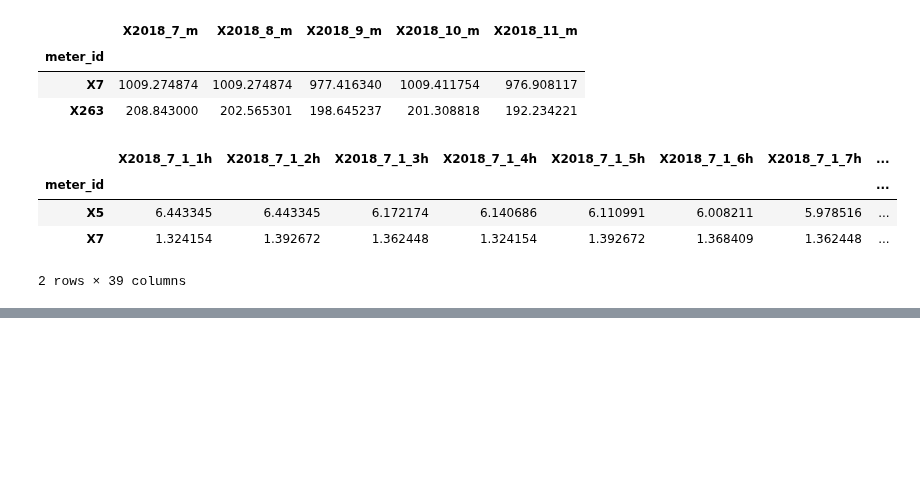
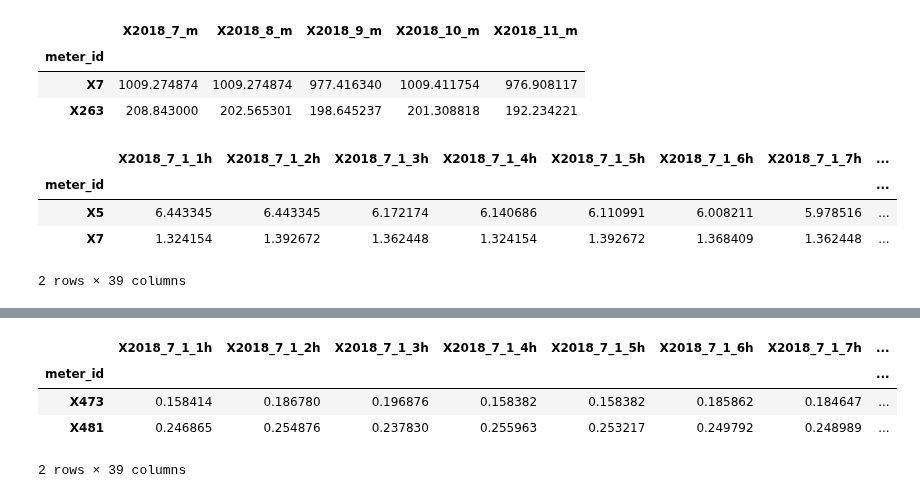
Before and after one commit to yagippi27/DACON_CONTEST_2019, a Jupyter notebook: SOOMIN/04_2. Merging.ipynb, the cells around one changed output, grey strips where cells are left out. Saved outputs shown, nothing was run; the diff lists cells and outputs as text; code cells hidden in the pictures; blank space fills up the shorter version.

```diff
--- a/SOOMIN/04_2. Merging.ipynb
+++ b/SOOMIN/04_2. Merging.ipynb
@@ -291,0 +308,17 @@ ori3.to_csv("result/06_6. 150dailymonthlychanged.csv")
+# %%
+ori4 = ori3.copy()
+for i in ori4.index:
+    if i in daily200.index:
+        for k in range(10):
+            ori4.loc[i][k+24] = daily200.loc[i][k]
+        for j in range(5):
+            ori4.loc[i][34+j] = monthly200.loc[i][j]
+    else:
+        continue
+ori4.tail(2)
+# %% [output]
+|  | X2018_7_1_1h | X2018_7_1_2h | X2018_7_1_3h | X2018_7_1_4h | X2018_7_1_5h | X2018_7_1_6h | X2018_7_1_7h | ... |
+| meter_id |  |  |  |  |  |  |  | ... |
+| X473 | 0.158414 | 0.186780 | 0.196876 | 0.158382 | 0.158382 | 0.185862 | 0.184647 | ... |
+| X481 | 0.246865 | 0.254876 | 0.237830 | 0.255963 | 0.253217 | 0.249792 | 0.248989 | ... |
+2 rows × 39 columns
```
Also changed, not shown: parts of 4 cells of this notebook, 3 other files.
